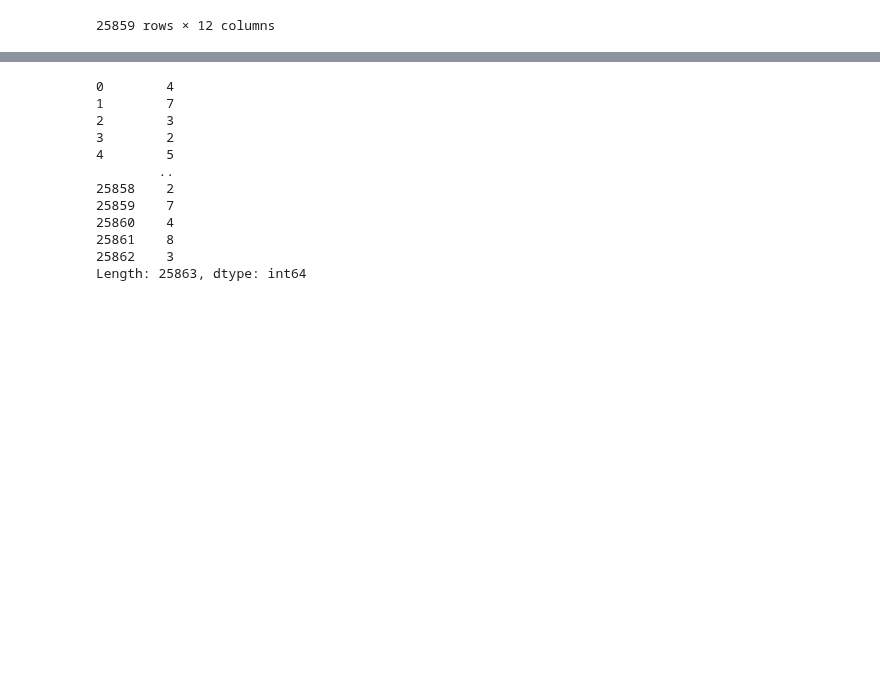
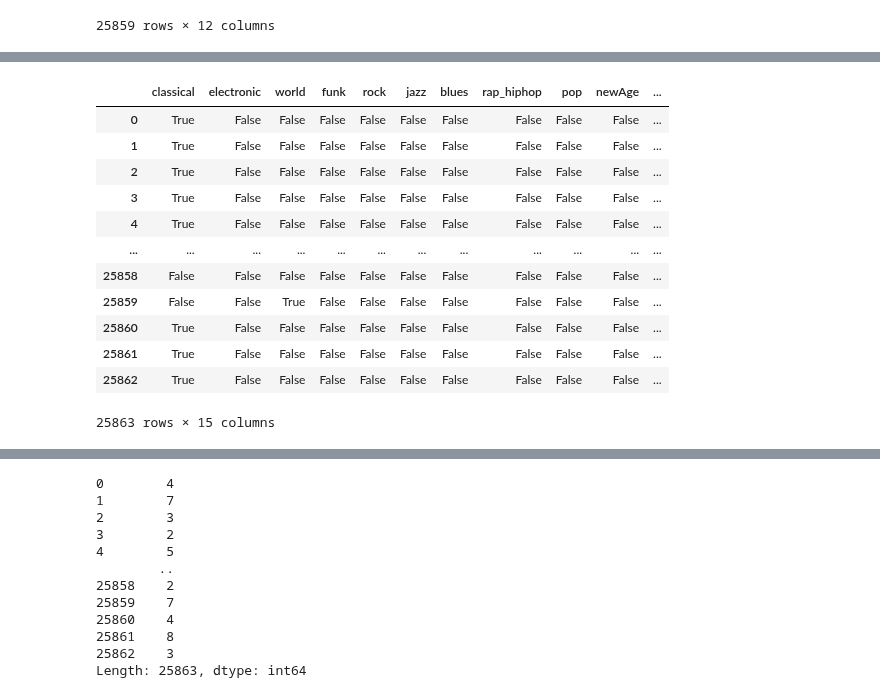
Before and after one commit to curlsloth/MusicSpeech-STM, a Jupyter notebook: STM03_build_meta_data.ipynb, the cells around one changed output, grey strips where cells are left out. Saved outputs shown, nothing was run; the diff lists cells and outputs as text; code cells hidden in the pictures; blank space fills up the shorter version.

```diff
--- a/STM03_build_meta_data.ipynb
+++ b/STM03_build_meta_data.ipynb
@@ -711,0 +909,16 @@ df_annot
+# %%
+df_genre.drop(columns='clip_id')
+# %% [output]
+|  | classical | electronic | world | funk | rock | jazz | blues | rap_hiphop | pop | newAge | ... |
+| 0 | True | False | False | False | False | False | False | False | False | False | ... |
+| 1 | True | False | False | False | False | False | False | False | False | False | ... |
+| 2 | True | False | False | False | False | False | False | False | False | False | ... |
+| 3 | True | False | False | False | False | False | False | False | False | False | ... |
+| 4 | True | False | False | False | False | False | False | False | False | False | ... |
+| ... | ... | ... | ... | ... | ... | ... | ... | ... | ... | ... | ... |
+| 25858 | False | False | False | False | False | False | False | False | False | False | ... |
+| 25859 | False | False | True | False | False | False | False | False | False | False | ... |
+| 25860 | True | False | False | False | False | False | False | False | False | False | ... |
+| 25861 | True | False | False | False | False | False | False | False | False | False | ... |
+| 25862 | True | False | False | False | False | False | False | False | False | False | ... |
+25863 rows × 15 columns
```
Also changed, not shown: parts of 24 cells of this notebook, 1 other file.
